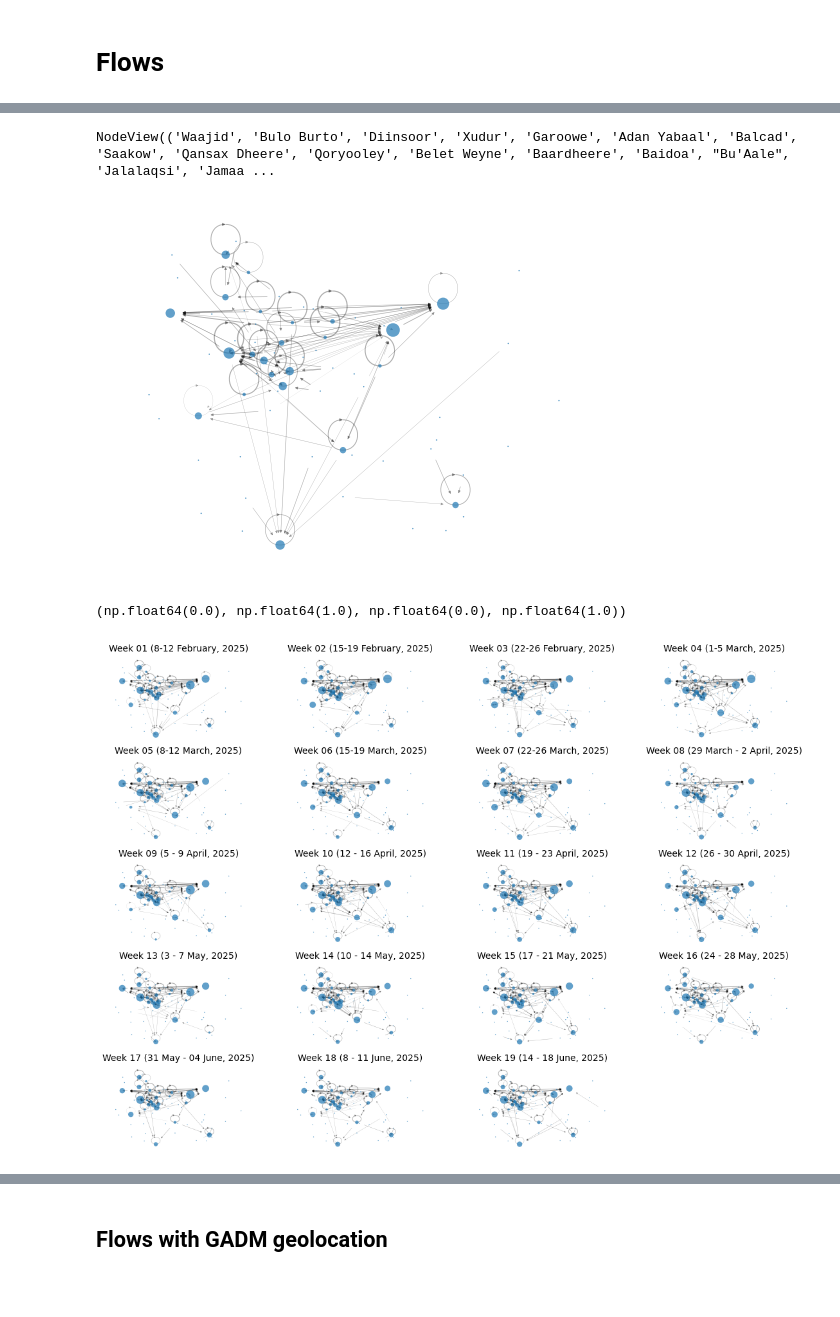
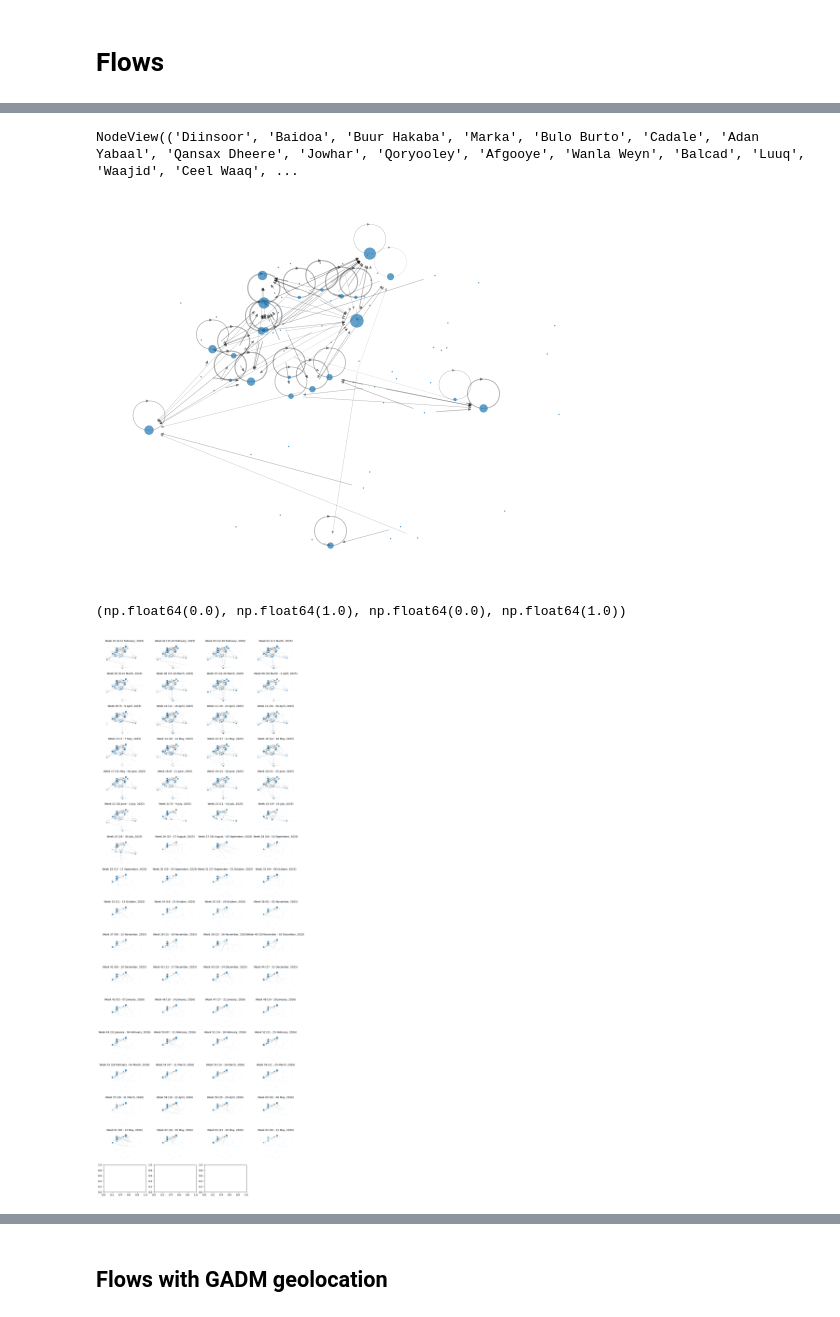
Before and after one commit to GitKalo/climate-displacement, a Jupyter notebook: network_flows.ipynb, the cells around one changed output, grey strips where cells are left out. Drawn from its saved outputs; the diff is of its cells as text; code cells hidden in the pictures; blank space fills up the shorter version.

Commit message:
Updated to larger dataset

```diff
--- a/network_flows.ipynb
+++ b/network_flows.ipynb
@@ -16,7 +16,9 @@ rng = np.random.default_rng(seed=10)
 # Load data
 # %%
 # Load IOM DTM Somalia dataset Feb-Oct 2025
-df_dtm = pd.read_excel('data/IOM_DTM_ETT_SOM_Tracker_sinceFeb2025_w19.xlsx')    # TODO: load only necesary columns
+# TODO: load only necesary columns
+# df_dtm = pd.read_excel('data/IOM_DTM_ETT_SOM_Tracker_sinceFeb2025_w19.xlsx')  # Initial, 19-weeks dataset
+df_dtm = pd.read_excel('data/IOM_DTM_ETT_SOM_Tracker_sinceFeb2025_w64.xlsx')    # Updated, 64-weeks dataset
 df_dtm.head(3)
 # %% [output]
 |  | Date of Assessment | Region Name | District Name | OCHA Region Pcode | OCHA District Pcode | ... |
@@ -575,7 +575,7 @@ pos_params = dict(
     weight='weight',
     method='force',
     # gravity=1,
-    k=2,
+    k=3,
     iterations=50,
     center=(0,0)
 )
@@ -633,7 +633,7 @@ def plot_flow_graph(
 
 fig, ax = plt.subplots(1, figsize=(14,10))
 
-pos_all_weeks = nx.spring_layout(g_all_weeks, seed=10, **pos_params)
+pos_all_weeks = nx.spring_layout(g_all_weeks, seed=5, **pos_params)
 # pos_all_weeks = nx.random_layout(g_all_weeks)
 # pos_all_weeks = nx.circular_layout(g_all_weeks)
 
@@ -670,28 +670,28 @@ for i, week in enumerate(weeks) :
 
 g_per_week[0].nodes()
 # %% [output]
-NodeView(('Waajid', 'Bulo Burto', 'Diinsoor', 'Xudur', 'Garoowe', 'Adan Yabaal', 'Balcad', 'Saakow', 'Qansax Dheere', 'Qoryooley', 'Belet Weyne', 'Baardheere', 'Baidoa', "Bu'Aale", 'Jalalaqsi', 'Jamaa ...
+NodeView(('Diinsoor', 'Baidoa', 'Buur Hakaba', 'Marka', 'Bulo Burto', 'Cadale', 'Adan Yabaal', 'Qansax Dheere', 'Jowhar', 'Qoryooley', 'Afgooye', 'Wanla Weyn', 'Balcad', 'Luuq', 'Waajid', 'Ceel Waaq', ...
 # %%
 ax = plt.subplot()
 plot_flow_graph(g_per_week[0], ax, pos=pos_all_weeks, with_labels=False)
 ax.set_xlim(xlim_all_weeks)
 ax.set_ylim(ylim_all_weeks);
 # %% [output]
-[figure, old version]
+[figure, new version]
 # %%
-fig, axs = plt.subplots(len(weeks) // 4 + 1, 4, figsize=(14,10))
+fig, axs = plt.subplots(len(weeks) // 4 + 1, 4, figsize=(14,40))
 axs_flat = axs.flatten()
 
 for i, g in enumerate(g_per_week) :
     ax = axs_flat[i]
     plot_flow_graph(g, ax, pos=pos_all_weeks, with_labels=False)
     ax.set_title(weeks[i], size=10)
     ax.set(xlim=xlim_all_weeks, ylim=ylim_all_weeks)
 
 axs_flat[-1].axis('off')
 # %% [output]
 (np.float64(0.0), np.float64(1.0), np.float64(0.0), np.float64(1.0))
-[figure, old version]
+[figure, new version]
 # %%
 from matplotlib import animation
 
```
Also changed, not shown: parts of 26 cells of this notebook, 4 other files.
